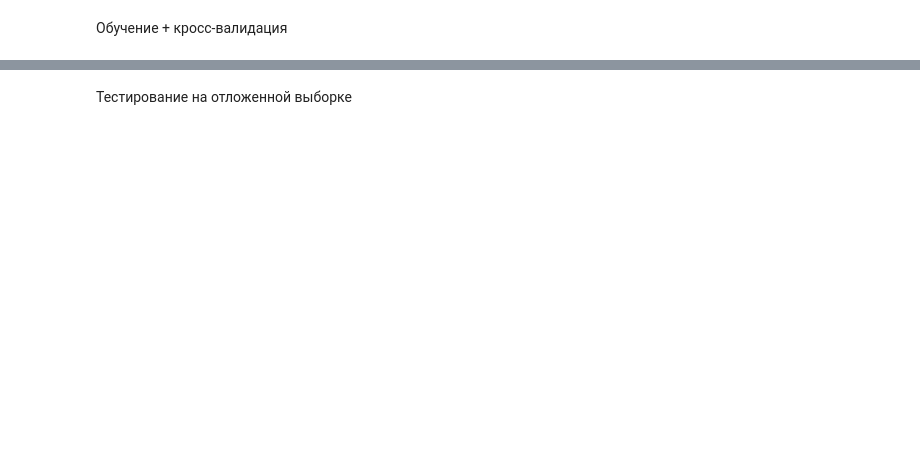
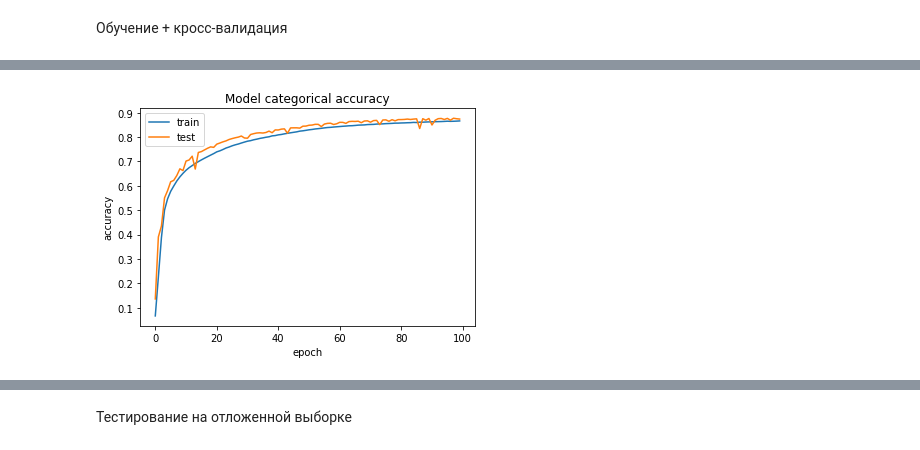
Before and after one commit to exctzo/bmstu_res, a Jupyter notebook: multiclass_neural.ipynb, the cells around one changed output, grey strips where cells are left out. Saved outputs shown, nothing was run; the diff lists cells and outputs as text; code cells hidden in the pictures; blank space fills up the shorter version.

```diff
--- a/multiclass_neural.ipynb
+++ b/multiclass_neural.ipynb
@@ -229,5 +213,5 @@ warnings.filterwarnings('ignore')
 # %% [markdown]
 Обучение + кросс-валидация
 # %%
-model.fit(X_train, y_train, validation_data=(X_test,y_test), epochs=5, batch_size=1024, callbacks=[EarlyStopping(monitor='val_loss',min_delta=0.0001)])
+model_dga.fit(X_dga_train, y_dga_train, validation_data=(X_dga_test,y_dga_test), epochs=100, batch_size=16384) #, callbacks=[EarlyStopping(monitor='val_loss',min_delta=0.0001)])
 # %% [output]
@@ -245,3 +235 @@ Epoch 5/5
 <tensorflow.python.keras.callbacks.History at 0x...>
-# %%
-model_dga.fit(X_dga_train, y_dga_train, validation_data=(X_dga_test,y_dga_test), epochs=10, batch_size=1024, callbacks=[EarlyStopping(monitor='val_loss',min_delta=0.0001)])
@@ -266,0 +246,13 @@ Epoch 10/10
+# %%
+history = model_dga.history
+
+plt.plot(history.history['sparse_categorical_accuracy'])
+plt.plot(history.history['val_sparse_categorical_accuracy'])
+
+plt.title('Model categorical accuracy')
+plt.ylabel('accuracy')
+plt.xlabel('epoch')
+plt.legend(['train','test'], loc='upper left')
+plt.show()
+# %% [output]
+[figure, added]
```
Also changed, not shown: parts of 52 cells of this notebook, 4 other files.
